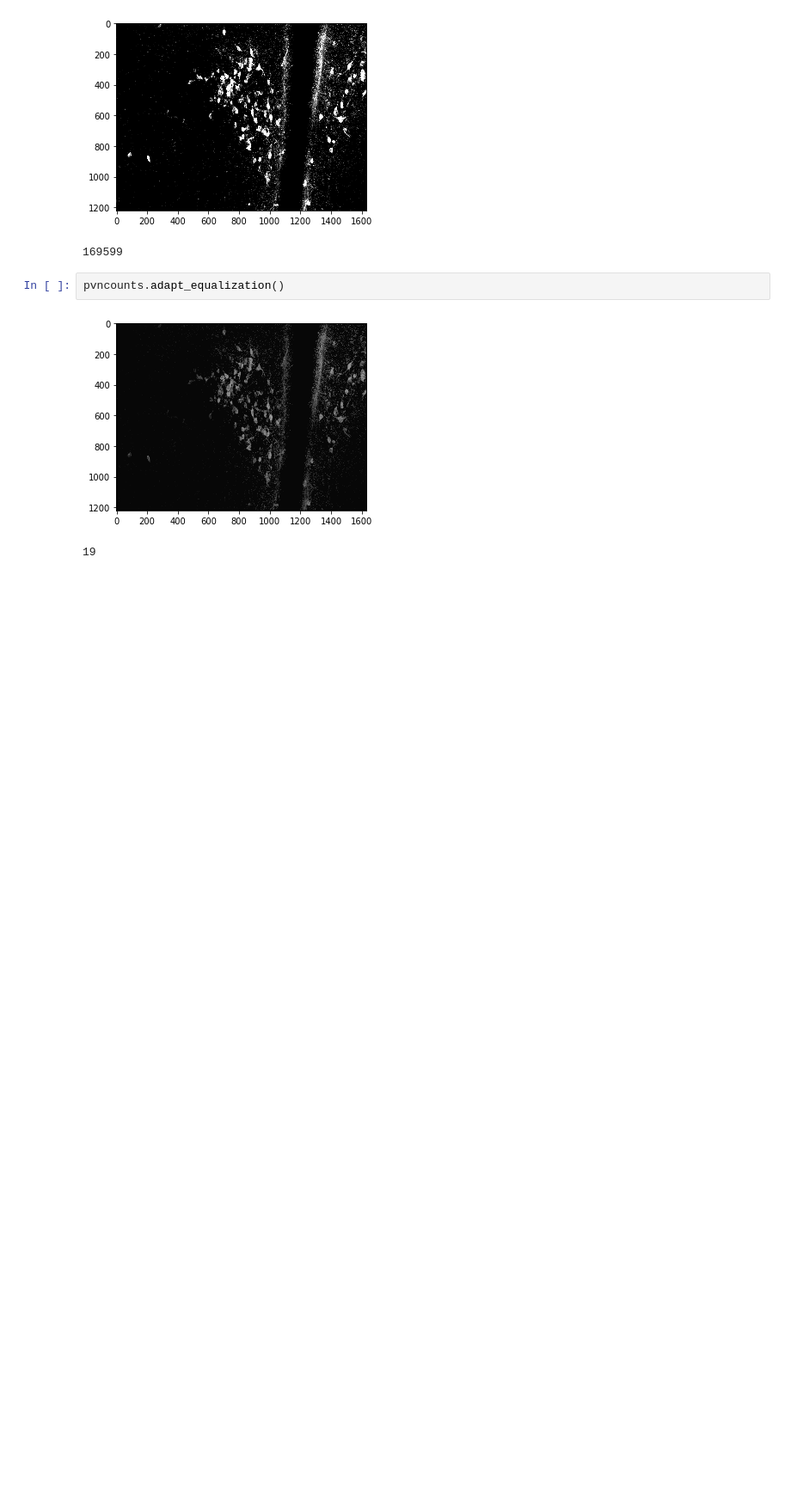
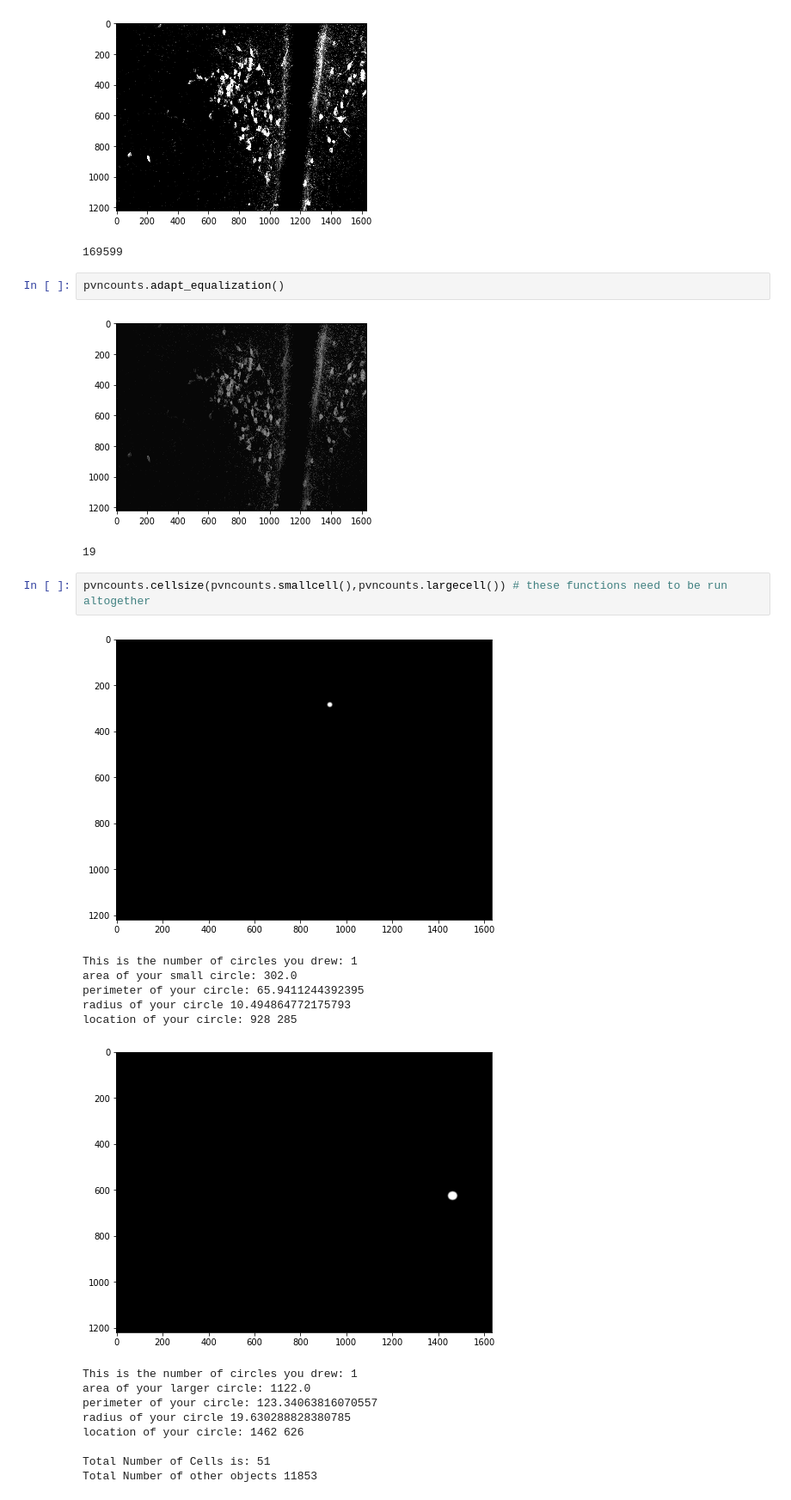
Before and after one commit to alexiawilliams/pythonfinalproject, a Jupyter notebook: CellectorUpdate.ipynb, the cells around one changed output. Shown at 86% size. Drawn from its saved outputs; the diff is of its cells as text; blank space fills up the shorter version.

```diff
--- a/CellectorUpdate.ipynb
+++ b/CellectorUpdate.ipynb
@@ -185,3 +346,21 @@ pvncounts.adapt_equalization()
 # %% [output]
 [figure]
 19
+# %%
+pvncounts.cellsize(pvncounts.smallcell(),pvncounts.largecell()) # these functions need to be run altogether
+# %% [output]
+[figure, added]
+This is the number of circles you drew: 1
+area of your small circle: 302.0
+perimeter of your circle: 65.9411244392395
+radius of your circle 10.494864772175793
+location of your circle: 928 285
+[figure, added]
+This is the number of circles you drew: 1
+area of your larger circle: 1122.0
+perimeter of your circle: 123.34063816070557
+radius of your circle 19.630288828380785
+location of your circle: 1462 626
+
+Total Number of Cells is: 51
+Total Number of other objects 11853
```
Also changed, not shown: parts of 4 cells of this notebook.
